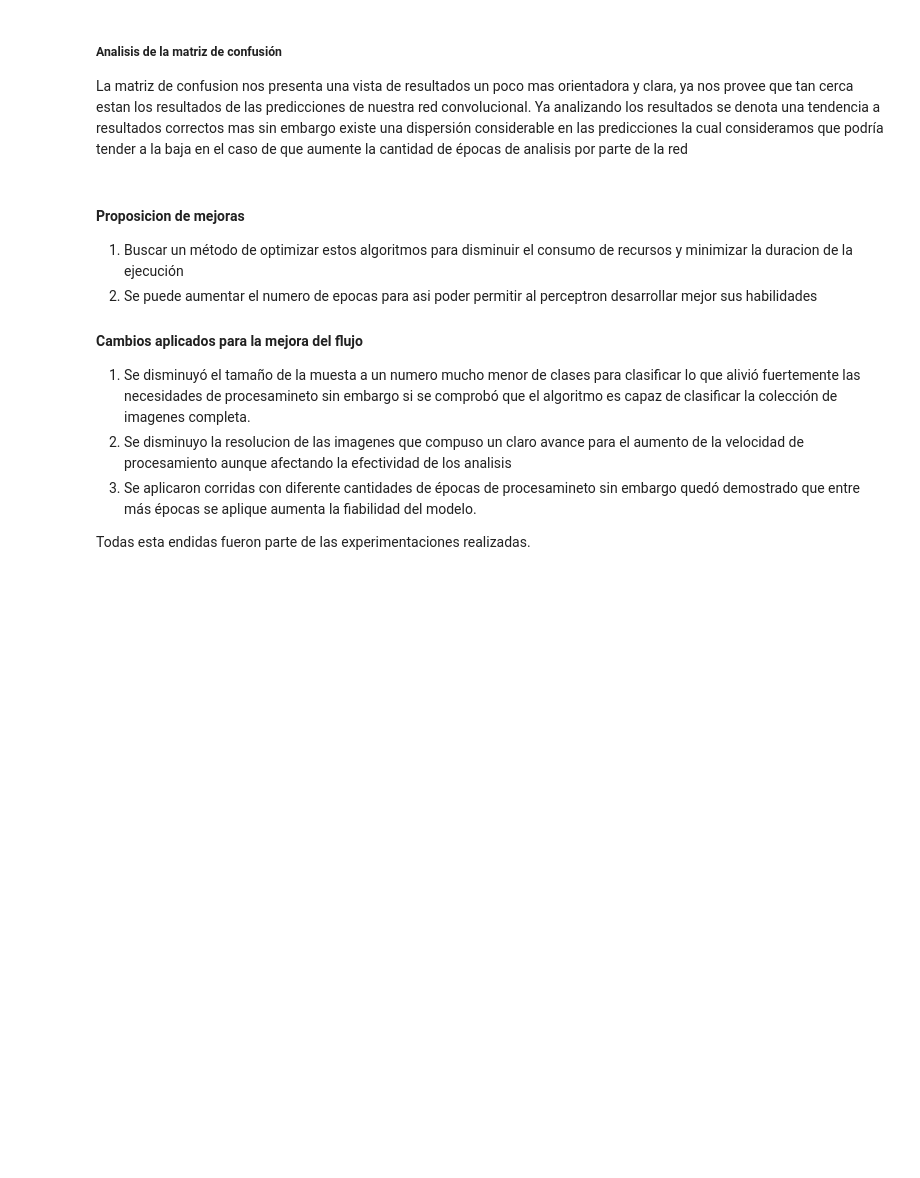
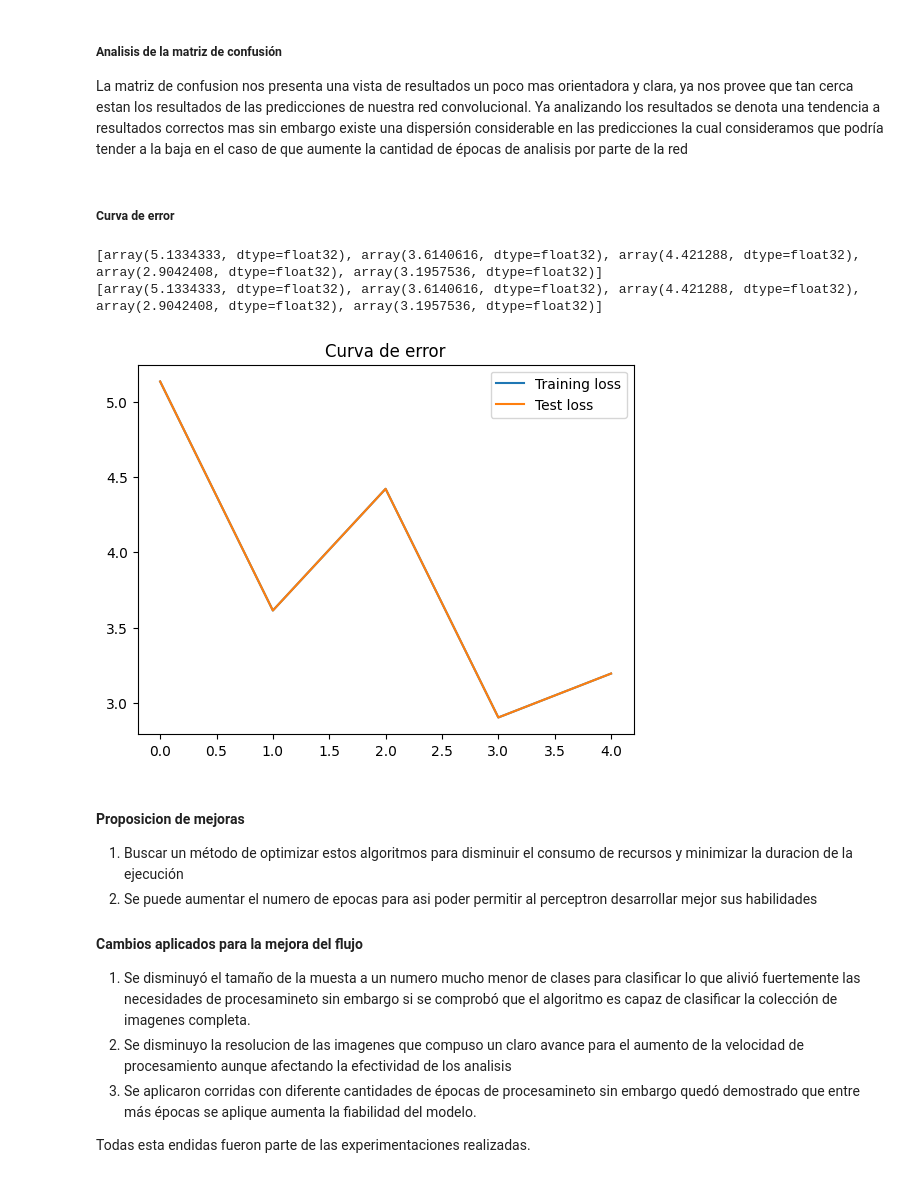
Before and after one commit to pabloamh27/CNN_-_LSTM_Project, a Jupyter notebook: CNN_Network.ipynb, the cells around one changed output. Cells and saved outputs as stored; diff of their text form; code cells hidden in the pictures; blank space fills up the shorter version.

```diff
--- a/CNN_Network.ipynb
+++ b/CNN_Network.ipynb
@@ -185,8 +185,11 @@ criterion = nn.CrossEntropyLoss()
 optimizer = optim.SGD(model.parameters(), lr=0.01)
 
 #Iteraciones
-epochs = 10
-results = []
+epochs = 5
+results = {}
+#se agrega a results un apartado para train values y test values
+results['train'] = []
+results['test'] = []
 #Print the time it takes to run it
 start_time = time.time()
 for epoch in range(epochs):
@@ -196,7 +199,7 @@ for epoch in range(epochs):
         loss = criterion(outputs, labels)
         loss.backward()
         optimizer.step()
-
+    results["train"].append([(epoch+1),loss.detach().numpy()])
     acc = 0
     count = 0
     with torch.no_grad():
@@ -205,7 +208,7 @@ for epoch in range(epochs):
             acc += (torch.argmax(outputs, 1) == labels).float().sum()
             count += len(labels)
         acc /= count
-    results.append([(epoch+1),loss.detach().numpy(), ((acc/count).detach().numpy()*100)])
+    results["test"].append([(epoch+1),loss.detach().numpy(), ((acc/count).detach().numpy()*100)])
     print("Epoch: {}/{}.. ".format(epoch+1, epochs),
             "Training Loss: {:.3f}.. ".format(loss.detach().numpy()),
             "Test Accuracy: {:.3f}%".format((acc/count).detach().numpy()*10000))
@@ -273,7 +279,7 @@ Resultados con imagenes de 48x48
 # %%
 
 #se hace una tabla con las columnas marcadas con los tensores de loss y accuracy
-df = pd.DataFrame(results, columns=['Época', '% Perdida', '% Exactitud'])
+df = pd.DataFrame(results['test'], columns=['Época', '% Perdida', '% Exactitud'])
 #multiplica la exactitud por 1000
 df['% Exactitud'] = df['% Exactitud'] * 100
 print(df)
@@ -281,26 +287,27 @@ print(df)
 recall = df['% Exactitud'].mean()
 
 #impresion de datos: Accuracy, Precision, Recall y F1.
+test_results = np.array(results["test"])
 
 print('Accuracy: ', (acc/count).detach().numpy()*10000)
-print('Precision: ', results[-1][2])
+print('Precision: ', test_results[-1][2])
 print('Recall: ', recall)
 
 
 #se calcula la f1
-f1 = 2 * (recall *  results[-1][2]) / (recall +  results[-1][2])
+f1 = 2 * (recall *  test_results[-1][2]) / (recall +  test_results[-1][2])
 print('F1: ', f1)
 
 
 
 #se grafican los tensores de loss y accuracy por separado
-results = np.array(results)
-plt.plot(results[:, 1], label=' % Perdida', color='orange')
+
+plt.plot(test_results[:, 1], label=' % Perdida', color='orange')
 plt.legend()
 plt.show()
 
-results = np.array(results)
-plt.plot(results[:, 2], label='% Exactitud ', color= 'green')
+
+plt.plot(test_results[:, 2], label='% Exactitud ', color= 'green')
 plt.legend()
 plt.show()
 
@@ -370,6 +372,27 @@ ABYSSINIAN GROUND HORNBILL       0.00      0.00      0.00         5
 
 La matriz de confusion nos presenta una vista de resultados un poco mas orientadora y clara, ya nos provee que tan cerca estan los resultados de las predicciones de nuestra red convolucional.
 Ya analizando los resultados se denota una tendencia a resultados correctos mas sin embargo existe una dispersión considerable en las predicciones la cual consideramos que podría tender a la baja en el caso de que aumente la cantidad de épocas de analisis por parte de la red
+# %% [markdown]
+##### Curva de error
+# %%
+
+#genera una grafica que compare el margen de error con los datos de train y test
+def plot_results(results):
+    train_loss = [x[1] for x in results['train']]
+    test_loss = [x[1] for x in results['test']]
+    plt.title('Curva de error')
+    plt.plot(train_loss, label='Training loss')
+    plt.plot(test_loss, label='Test loss')
+    plt.legend()
+    plt.show()
+
+
+
+plot_results(results)
+# %% [output]
+[array(5.1334333, dtype=float32), array(3.6140616, dtype=float32), array(4.421288, dtype=float32), array(2.9042408, dtype=float32), array(3.1957536, dtype=float32)]
+[array(5.1334333, dtype=float32), array(3.6140616, dtype=float32), array(4.421288, dtype=float32), array(2.9042408, dtype=float32), array(3.1957536, dtype=float32)]
+[figure, added]
 # %% [markdown]
 #### Proposicion de mejoras
 
```
Also changed, not shown: parts of 2 cells of this notebook, 2 other files.
